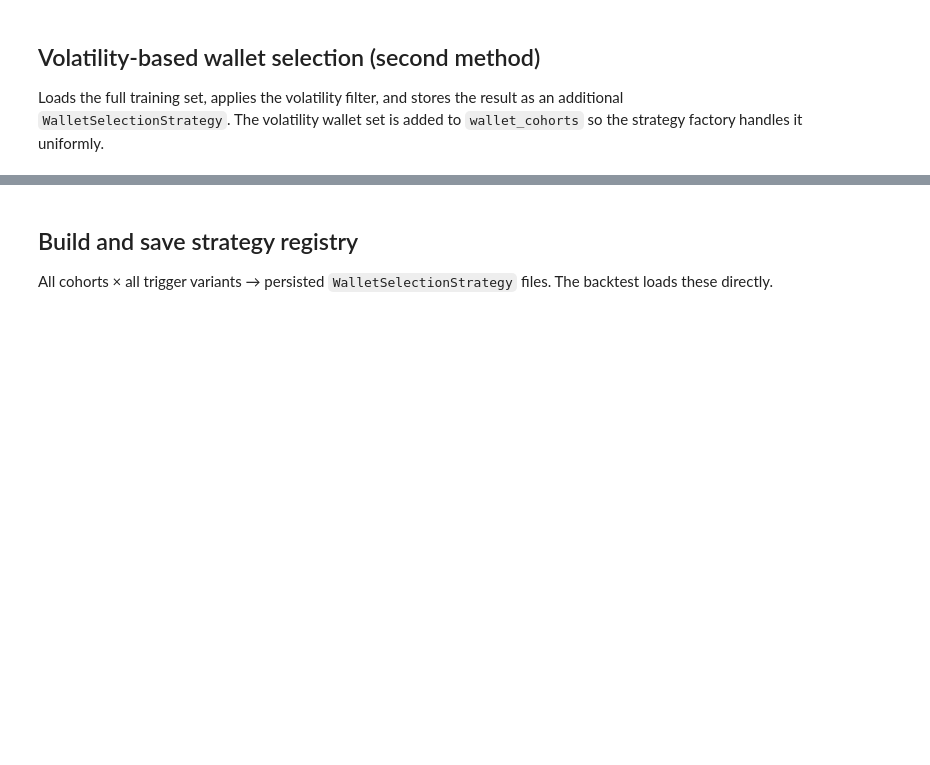
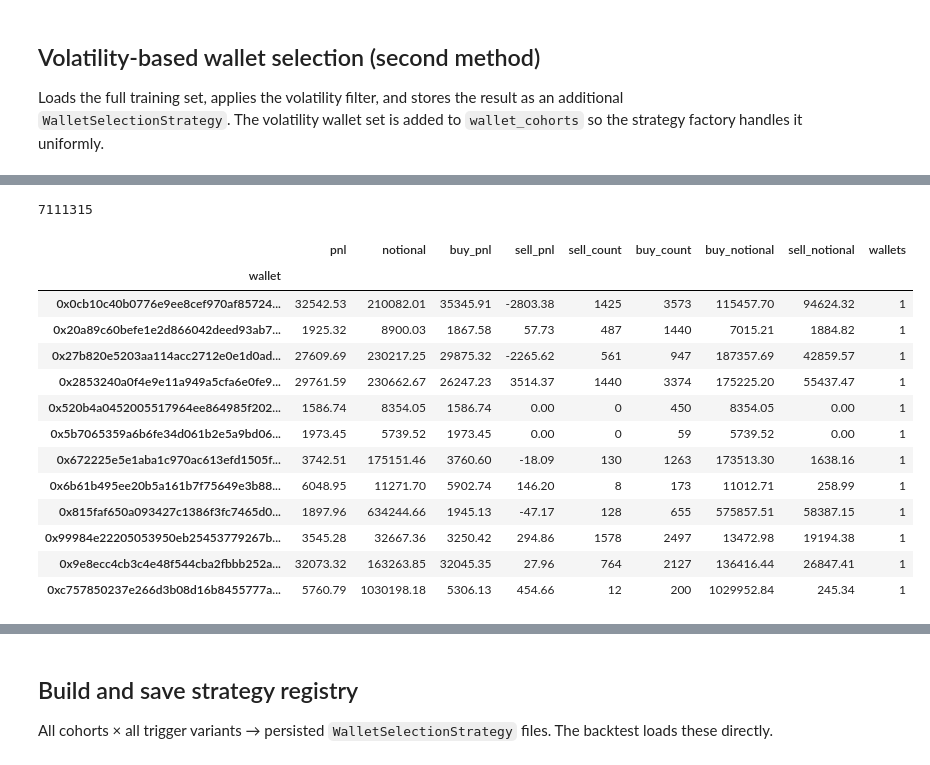
Before and after one commit to vobornij/polymarket, a Jupyter notebook: notebooks/flow/stage1_wallet_strategy_selection.ipynb, the cells around one changed output, grey strips where cells are left out. Drawn from its saved outputs; the diff is of its cells as text; code cells hidden in the pictures; blank space fills up the shorter version.

```diff
--- a/notebooks/flow/stage1_wallet_strategy_selection.ipynb
+++ b/notebooks/flow/stage1_wallet_strategy_selection.ipynb
@@ -414,0 +420,33 @@ wallet_cohorts['multi_filter'] = wallet_vol_train[
+# %%
+wallets = set(wallet_cohorts['multi_filter']['wallet'])
+
+df = df_train_vol
+print(len(df))
+
+df[df['wallet'].isin(wallets)].groupby('wallet').agg(
+    pnl=('pnl', 'sum'),
+    notional=('notional', 'sum'),
+    buy_pnl=('pnl', lambda x: x[df.loc[x.index, 'side'] == 'BUY'].sum()),
+    sell_pnl=('pnl', lambda x: x[df.loc[x.index, 'side'] == 'SELL'].sum()),
+    sell_count=('side', lambda x: (x == 'SELL').sum()),
+    buy_count=('side', lambda x: (x == 'BUY').sum()),
+    buy_notional=('notional', lambda x: x[df.loc[x.index, 'side'] == 'BUY'].sum()),
+    sell_notional=('notional', lambda x: x[df.loc[x.index, 'side'] == 'SELL'].sum()),
+    wallets=('wallet', lambda x: x.nunique()),
+).sort_values(by="wallets", key=np.abs, ascending=False).head(50)
+# %% [output]
+7111315
+|  | pnl | notional | buy_pnl | sell_pnl | sell_count | buy_count | buy_notional | sell_notional | wallets |
+| wallet |  |  |  |  |  |  |  |  |  |
+| 0x0cb10c40b0776e9ee8cef970af85724... | 32542.53 | 210082.01 | 35345.91 | -2803.38 | 1425 | 3573 | 115457.70 | 94624.32 | 1 |
+| 0x20a89c60befe1e2d866042deed93ab7... | 1925.32 | 8900.03 | 1867.58 | 57.73 | 487 | 1440 | 7015.21 | 1884.82 | 1 |
+| 0x27b820e5203aa114acc2712e0e1d0ad... | 27609.69 | 230217.25 | 29875.32 | -2265.62 | 561 | 947 | 187357.69 | 42859.57 | 1 |
+| 0x2853240a0f4e9e11a949a5cfa6e0fe9... | 29761.59 | 230662.67 | 26247.23 | 3514.37 | 1440 | 3374 | 175225.20 | 55437.47 | 1 |
+| 0x520b4a0452005517964ee864985f202... | 1586.74 | 8354.05 | 1586.74 | 0.00 | 0 | 450 | 8354.05 | 0.00 | 1 |
+| 0x5b7065359a6b6fe34d061b2e5a9bd06... | 1973.45 | 5739.52 | 1973.45 | 0.00 | 0 | 59 | 5739.52 | 0.00 | 1 |
+| 0x672225e5e1aba1c970ac613efd1505f... | 3742.51 | 175151.46 | 3760.60 | -18.09 | 130 | 1263 | 173513.30 | 1638.16 | 1 |
+| 0x6b61b495ee20b5a161b7f75649e3b88... | 6048.95 | 11271.70 | 5902.74 | 146.20 | 8 | 173 | 11012.71 | 258.99 | 1 |
+| 0x815faf650a093427c1386f3fc7465d0... | 1897.96 | 634244.66 | 1945.13 | -47.17 | 128 | 655 | 575857.51 | 58387.15 | 1 |
+| 0x99984e22205053950eb25453779267b... | 3545.28 | 32667.36 | 3250.42 | 294.86 | 1578 | 2497 | 13472.98 | 19194.38 | 1 |
+| 0x9e8ecc4cb3c4e48f544cba2fbbb252a... | 32073.32 | 163263.85 | 32045.35 | 27.96 | 764 | 2127 | 136416.44 | 26847.41 | 1 |
+| 0xc757850237e266d3b08d16b8455777a... | 5760.79 | 1030198.18 | 5306.13 | 454.66 | 12 | 200 | 1029952.84 | 245.34 | 1 |
```
Also changed, not shown: parts of 38 cells of this notebook, 5 other files.
